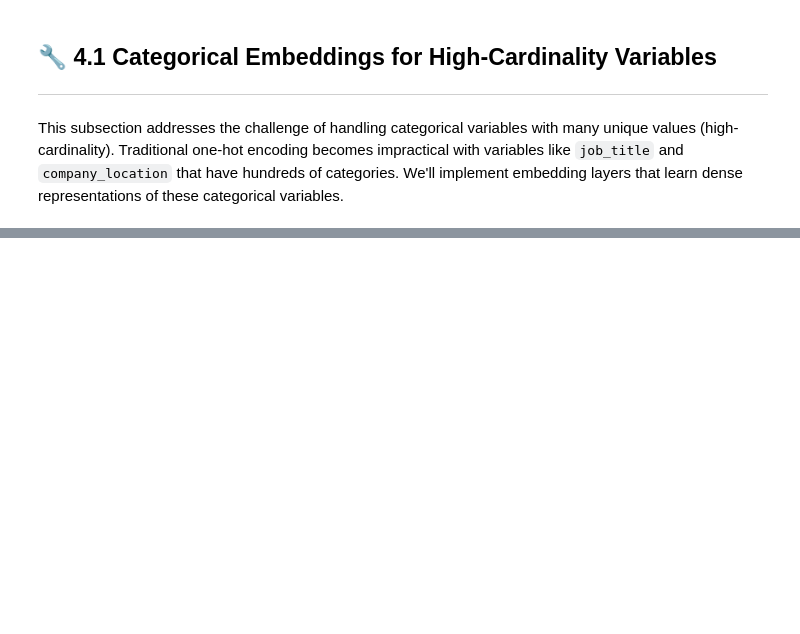
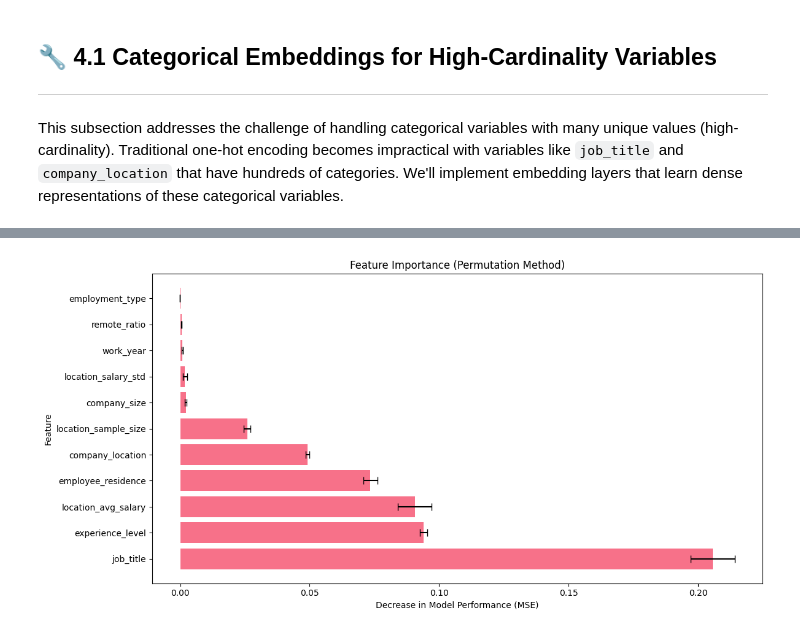
Before and after one commit to YanCotta/SDS-CP032-mlpaygrade, a Jupyter notebook: submissions/team-members/Teslim-Adeyanju/notebook.ipynb, the cells around one changed output, grey strips where cells are left out. Drawn from its saved outputs; the diff is of its cells as text; code cells hidden in the pictures; blank space fills up the shorter version.

```diff
--- a/submissions/team-members/Teslim-Adeyanju/notebook.ipynb
+++ b/submissions/team-members/Teslim-Adeyanju/notebook.ipynb
@@ -2052,0 +2081,86 @@ print("=" * 40)
+# %%
+# 5.5 Feature Importance Analysis
+
+# Create a wrapper for our PyTorch model to use with scikit-learn
+from sklearn.base import BaseEstimator, RegressorMixin
+
+class PyTorchModelWrapper(BaseEstimator, RegressorMixin):
+    def __init__(self, model, device, target_scaler):
+        self.model = model
+        self.device = device
+        self.target_scaler = target_scaler
+
+    def fit(self, X, y):
+        # Model is already trained, just return self
+        return self
+
+    def predict(self, X):
+        self.model.eval()
+        X_tensor = torch.FloatTensor(X).to(self.device)
+        with torch.no_grad():
+            y_pred_scaled = self.model(X_tensor).cpu().numpy().flatten()
+        return self.target_scaler.inverse_transform(y_pred_scaled.reshape(-1, 1)).flatten()
+
+# Create the wrapper instance
+model_wrapper = PyTorchModelWrapper(model, device, target_scaler)
+
+# Calculate permutation importance
+from sklearn.inspection import permutation_importance
+
+# Calculate permutation importance with smaller n_repeats to speed up computation
+result = permutation_importance(
+    model_wrapper, X_test.values, y_test.values,
+    n_repeats=3, random_state=42, n_jobs=1
+)
+
+# Extract and sort importances
+importances = pd.DataFrame({
+    'Feature': X_test.columns,
+    'Importance': result.importances_mean,
+    'Std': result.importances_std
+}).sort_values('Importance', ascending=False)
+
+print("Feature Importances (Permutation Method):")
+print(importances)
+
+# Method 2: Feature importance through weight analysis
+def analyze_feature_weights():
+    # Get weights from the first layer
+    weights = model.model[0].weight.data.cpu().numpy()
+    abs_weights = np.abs(weights)
+
+    # Average importance for each feature
+    avg_importance = np.mean(abs_weights, axis=0)
+
+    # Create dataframe with results
+    weight_importance = pd.DataFrame({
+        'Feature': X_test.columns,
+        'Weight_Importance': avg_importance
+    }).sort_values('Weight_Importance', ascending=False)
+
+    return weight_importance
+
+# Get feature importance from weights
+weight_importance = analyze_feature_weights()
+print("\nFeature Importances (Weight Analysis Method):")
+print(weight_importance)
+
+# Plot feature importances from permutation method
+plt.figure(figsize=(12, 6))
+plt.barh(importances['Feature'], importances['Importance'],
+         xerr=importances['Std'], capsize=4)
+plt.xlabel('Decrease in Model Performance (MSE)')
+plt.ylabel('Feature')
+plt.title('Feature Importance (Permutation Method)')
+plt.tight_layout()
+plt.show()
+
+# Plot feature importances from weights
+plt.figure(figsize=(12, 6))
+plt.barh(weight_importance['Feature'], weight_importance['Weight_Importance'])
+plt.xlabel('Average Absolute Weight')
+plt.ylabel('Feature')
+plt.title('Feature Importance (Weight Analysis Method)')
+plt.tight_layout()
+plt.show()
+# %% [output]
@@ -2052,0 +2184 @@ print("=" * 40)
+[figure, added]
```
Also changed, not shown: parts of 55 cells of this notebook, 4 other files.
